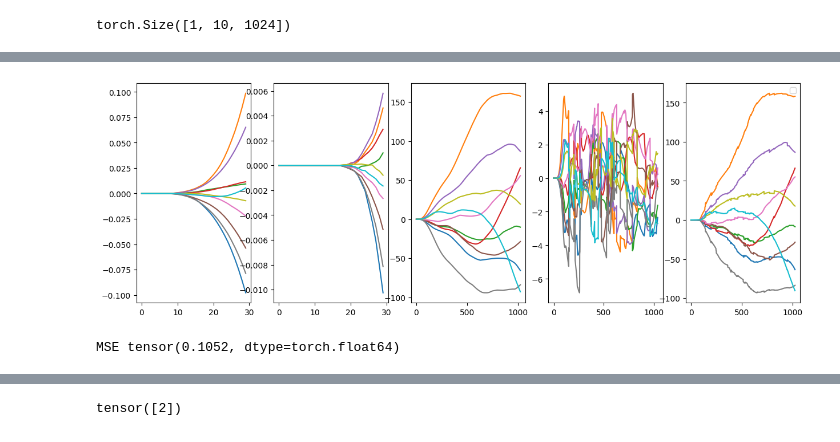
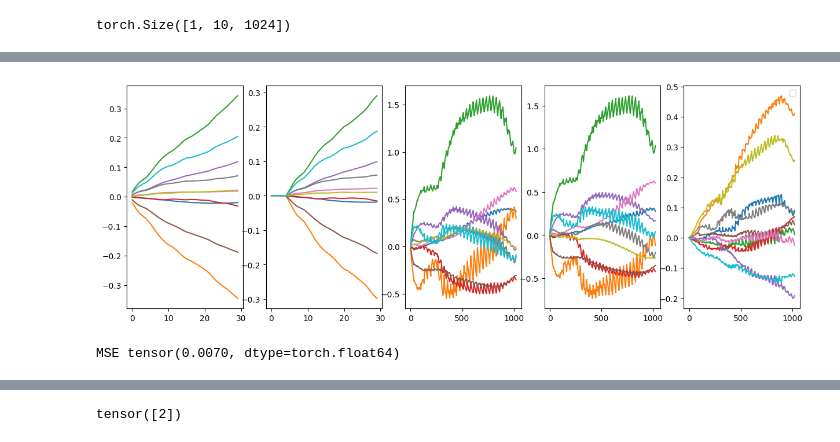
Before and after one commit to lava-nc/lava-dl, a Jupyter notebook: src/lava/lib/dl/slayer/state_space_models/sCIFAR/test_full_scifar_network_on_loihi.ipynb, the cells around one changed output, grey strips where cells are left out. Cells and saved outputs as stored; diff of their text form; code cells hidden in the pictures.

```diff
--- a/src/lava/lib/dl/slayer/state_space_models/sCIFAR/test_full_scifar_network_on_loihi.ipynb
+++ b/src/lava/lib/dl/slayer/state_space_models/sCIFAR/test_full_scifar_network_on_loihi.ipynb
@@ -93,7 +87,9 @@ from lava.lib.dl.slayer.state_space_models.sCIFAR.network import SCIFARNetwork
 
 # differences
 n_states = 64
-lava_dl_model = SCIFARNetwork(d_model=d_model, n_states=n_states)
+d_model = 128
+lava_dl_model = SCIFARNetwork(d_model=d_model, n_states=n_states, num_layers=1)
+lava_dl_model.eval();
 # lava_dl_model.load_state_dict(torch.load("4_layer.pt"))
 # %% [output]
 CUDA extension for structured kernels (Cauchy and Vandermonde multiplication) not found. Install by going to extensions/kernels/ and running `python setup.py install`, for improved speed and memory ef ...
@@ -209,15 +187,15 @@ out_lava = (received_data_lava.astype(np.int32) << 8) >> 8
 # %%
 fig, axs = plt.subplots(1, 5, figsize=(15, 5))
 # axs[0].plot(np.cumsum(a[0].detach().numpy(), axis=1).T);
 # axs[1].plot(np.cumsum(received_data_lava.astype(np.int16), axis=1)[:, :].T / 2**inp_exp);
 axs[0].plot(a[0][:, :30].detach().numpy().T);
 axs[1].plot(out_lava[:, :30].T / 2**inp_exp / 2**6, label=range(10));
 axs[2].plot(a[0].detach().numpy().T);
-axs[3].plot(out_lava.T / 2**inp_exp / 2**6, label=range(10))
+axs[3].plot(out_lava[:, len(loaded_net):].T / 2**inp_exp / 2**6, label=range(10))
 axs[4].plot(a[0].T.detach() - out_lava[:, len(loaded_net):].T / 2**inp_exp / 2**6);
 plt.legend();
 # %% [output]
-[figure, old version]
+[figure, new version]
 # %%
 def normalize(x, y):
     return x/y.abs().max()
@@ -233,7 +211,7 @@ print("MSE", error)
 # S4D ws=2:   MSE tensor(0.0479, dtype=torch.float64)
 # S4D ws=0.5  MSE tensor(0.1277, dtype=torch.float64)
 # %% [output]
-MSE tensor(0.1052, dtype=torch.float64)
+MSE tensor(0.0070, dtype=torch.float64)
 # %%
 out_lava.mean(-1).argsort()
 # %% [output]
```
Also changed, not shown: parts of 9 cells of this notebook, 1 other file.
